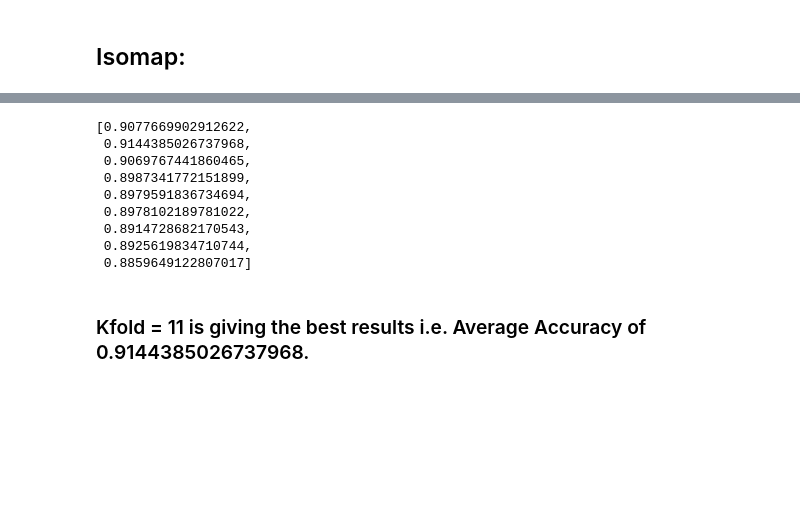
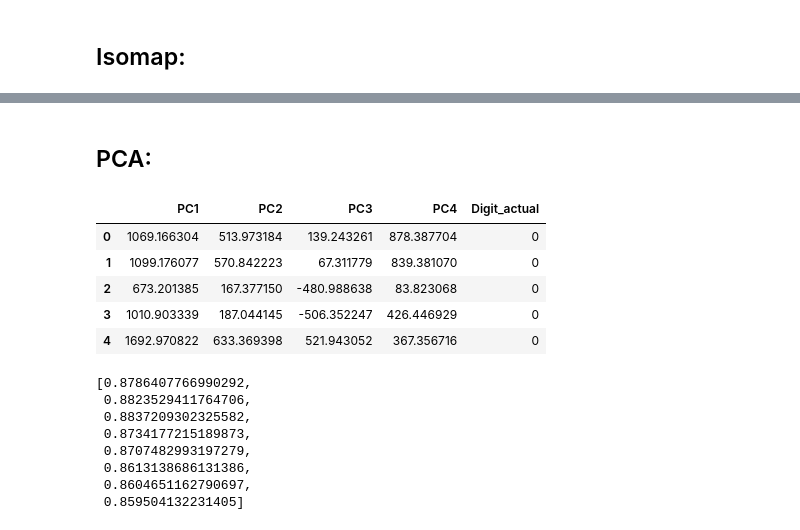
Before and after one commit to shreesha-1990/657A-Assignments, a Jupyter notebook: Assignment 1.ipynb, the cells around one changed output, grey strips where cells are left out. Drawn from its saved outputs; the diff is of its cells as text; code cells hidden in the pictures; blank space fills up the shorter version.

```diff
--- a/Assignment 1.ipynb
+++ b/Assignment 1.ipynb
@@ -708,17 +714,33 @@ Accuracy_Isomap
+# %% [markdown]
+## PCA:
+# %%
+#Selecting top 4 Prinipal components:
+U3 = np.asmatrix(eig_vec[:,:4])
+#Projecting original dataset over first four components:
+Y3 = np.dot(U3.T,X.T)
+#Transposing Y matrix to n by 4:
+Y3.T.shape
+
+df_PCA1_4 = pd.DataFrame(Y3.T, columns=['PC1','PC2','PC3','PC4'])
+df_PCA1_4['Digit_actual'] = Digit_actual
+df_PCA1_4.head()
+# %% [output]
+|  | PC1 | PC2 | PC3 | PC4 | Digit_actual |
+| 0 | 1069.166304 | 513.973184 | 139.243261 | 878.387704 | 0 |
+| 1 | 1099.176077 | 570.842223 | 67.311779 | 839.381070 | 0 |
+| 2 | 673.201385 | 167.377150 | -480.988638 | 83.823068 | 0 |
+| 3 | 1010.903339 | 187.044145 | -506.352247 | 426.446929 | 0 |
+| 4 | 1692.970822 | 633.369398 | 521.943052 | 367.356716 | 0 |
 # %%
 #Kfold method to split the data: Calling function kFold_NB()
-Isomap_kfold_Accuracy = list(kFold_NB(Isomap_df))
-Isomap_kfold_Accuracy
+PCA_kfold_Accuracy = list(kFold_NB(df_PCA1_4))
+PCA_kfold_Accuracy
 # %% [output]
-[0.9077669902912622,
- 0.9144385026737968,
- 0.9069767441860465,
- 0.8987341772151899,
- 0.8979591836734694,
- 0.8978102189781022,
- 0.8914728682170543,
- 0.8925619834710744,
- 0.8859649122807017]
+[0.8786407766990292,
+ 0.8823529411764706,
+ 0.8837209302325582,
+ 0.8734177215189873,
+ 0.8707482993197279,
+ 0.8613138686131386,
+ 0.8604651162790697,
+ 0.859504132231405]
-# %% [markdown]
-### Kfold = 11 is giving the best results i.e. Average Accuracy of 0.9144385026737968.
-###
```
Also changed, not shown: parts of 47 cells of this notebook.
